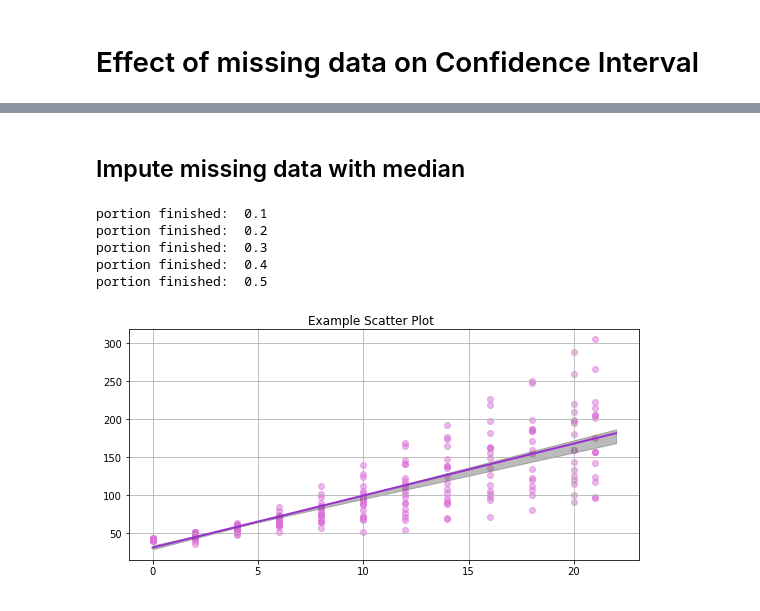
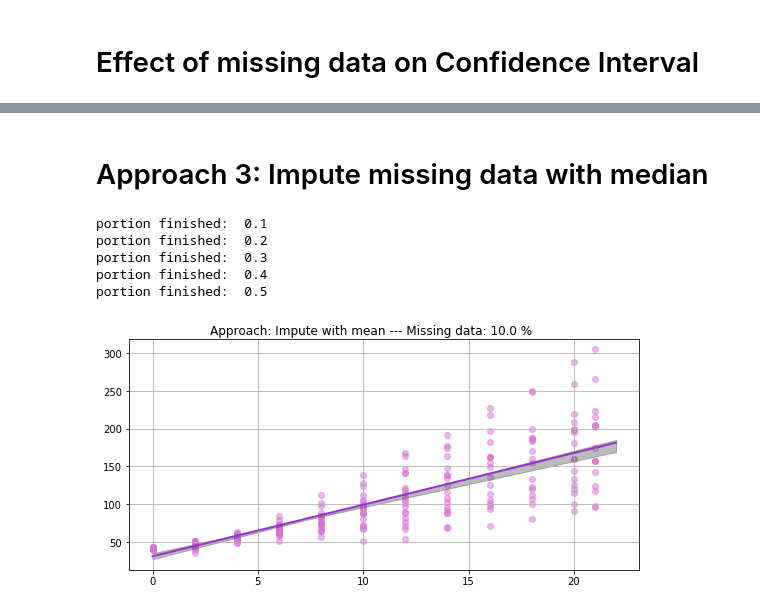
Before and after one commit to SudarshiniTyagi/independent_study_clean_code, a Jupyter notebook: chick_dataset/Missing Data - Confidence Interval.ipynb, the cells around one changed output, grey strips where cells are left out. Saved outputs shown, nothing was run; the diff lists cells and outputs as text; code cells hidden in the pictures.

```diff
--- a/chick_dataset/Missing Data - Confidence Interval.ipynb
+++ b/chick_dataset/Missing Data - Confidence Interval.ipynb
@@ -176,7 +167,7 @@ Nothing here
 # %%
 import math
 
-def plot_confidence(df_this_diet, z_lower, z_upper):
+def plot_confidence(df_this_diet, z_lower, z_upper, approach, portion):
     weight = 0
     time = 1
     # chickweight = chickweight.drop(['Unnamed: 0'], axis=1)
@@ -187,7 +178,8 @@ def plot_confidence(df_this_diet, z_lower, z_upper):
 
     fig, ax = plt.subplots(figsize=(8, 4))
     ax.scatter(X, Y, alpha=0.5, color='orchid')
-    fig.suptitle('Example Scatter Plot')
+    title = "Approach: "+approach+" --- Missing data: "+str(portion*100)+" %"
+    fig.suptitle(title)
     fig.tight_layout(pad=2)
     ax.grid(True)
     z = np.polyfit(X, Y, 1)
@@ -210,6 +202,7 @@ def get_slope_and_intercept(X, Y):
     return (z[0], z[1])
 
 def bootstrap(x):
+#     random.seed(10000)
     samp_x = []
     for i in range(len(x)):
         samp_x.append(random.choice(x))
@@ -284,12 +277,12 @@ def get_new_conf_intervals(new_data):
         print("portion finished: ", portion)
     return result,slope_confs_all_portions
 
-def plot_all_confidences(diet, portion, slope_confs_all_portions):
+def plot_all_confidences(diet, portion, slope_confs_all_portions, approach):
     slope_conf = slope_confs_all_portions[portion][diet]
     z_lower = [slope_conf[0][0], slope_conf[0][1]]
     z_upper = [slope_conf[1][0], slope_conf[1][1]]
     chickweight_one_diet = chickweight[:][chickweight.Diet == diet]
-    plot_confidence(chickweight_one_diet, z_lower, z_upper)
+    plot_confidence(chickweight_one_diet, z_lower, z_upper, approach, portion)
 # %%
 portions = [0.1,0.2,0.3,0.4,0.5]
 # %% [markdown]
@@ -319,12 +376,12 @@ portion finished:  0.5
 # %% [markdown]
-## Impute missing data with median
+# Approach 3: Impute missing data with median
 # %%
 result_median, slope_confs_median = get_new_conf_intervals(median_imputed_data)
-plot_all_confidences(1, 0.1, slope_confs_median)
+plot_all_confidences(1, 0.1, slope_confs_median, "Impute with mean")
 # %% [output]
 portion finished:  0.1
 portion finished:  0.2
 portion finished:  0.3
 portion finished:  0.4
 portion finished:  0.5
-[figure, old version]
+[figure, new version]
```
Also changed, not shown: parts of 27 cells of this notebook.
